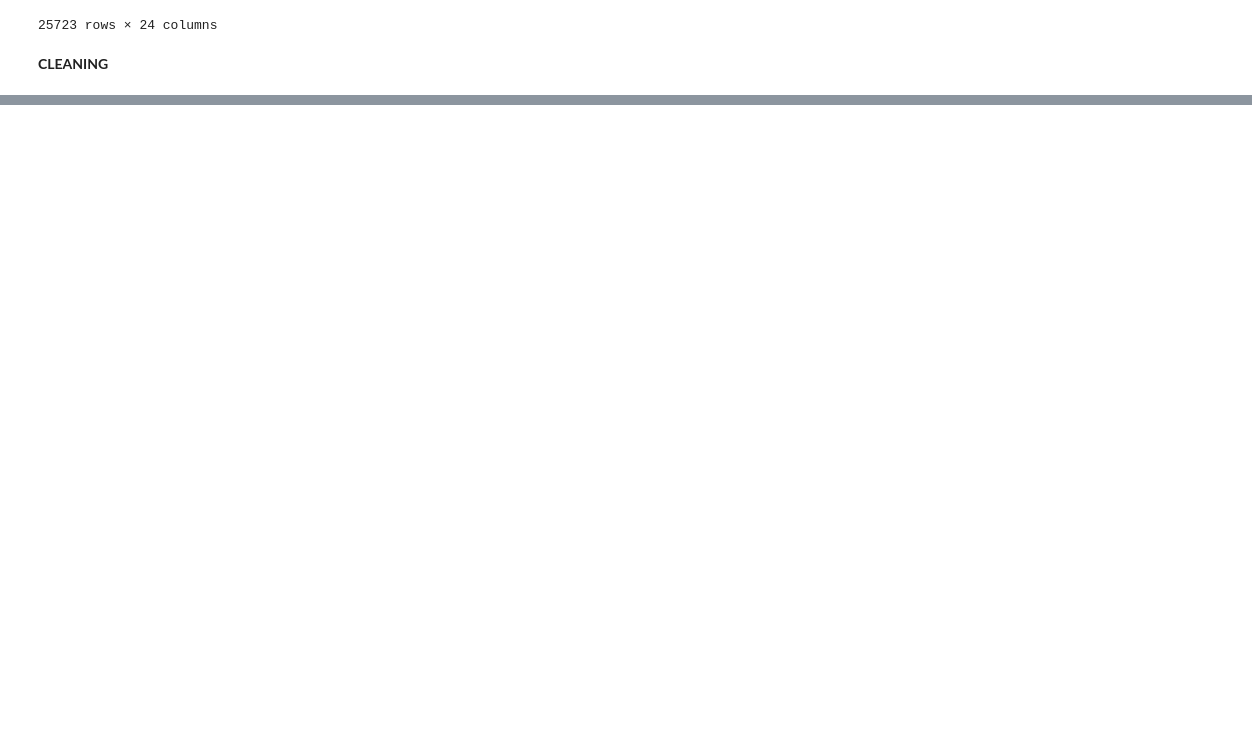
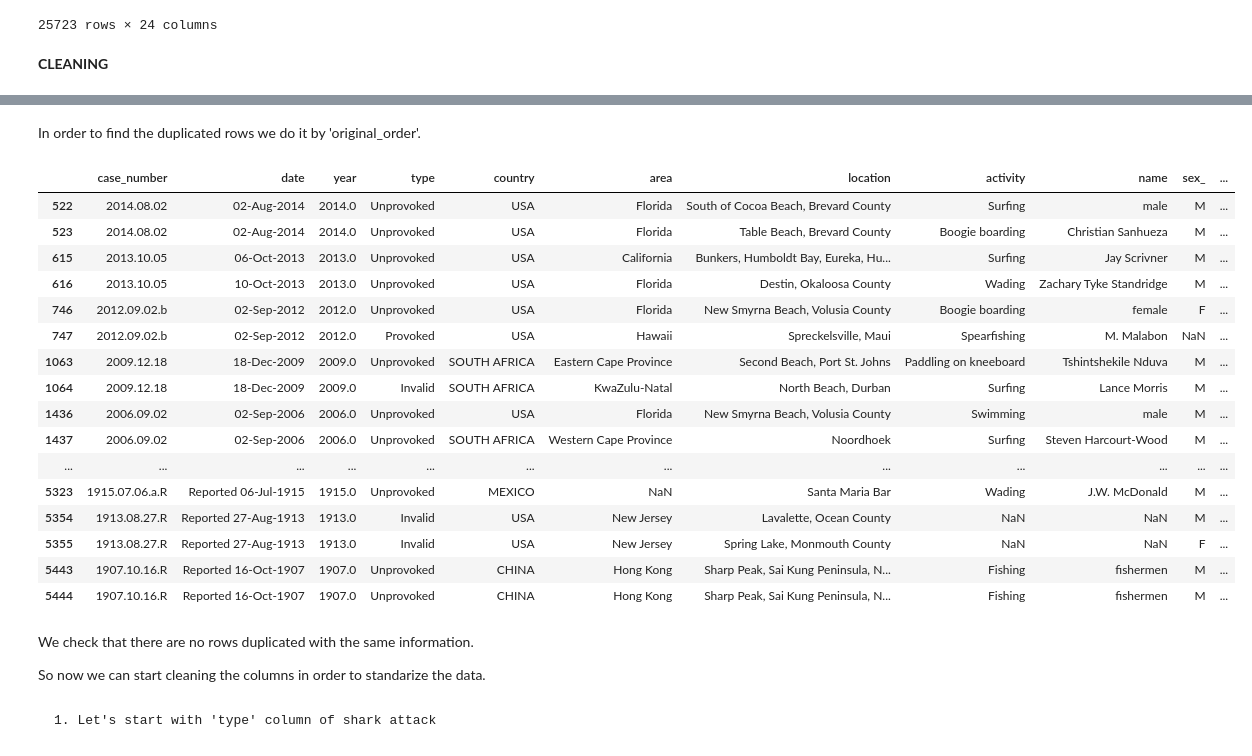
Before and after one commit to niniet98/PROJECT-I, a Jupyter notebook: src/cleaning.ipynb, the cells around one changed output, grey strips where cells are left out. Cells and saved outputs as stored; diff of their text form; code cells hidden in the pictures; blank space fills up the shorter version.

```diff
--- a/src/cleaning.ipynb
+++ b/src/cleaning.ipynb
@@ -73,0 +94,3 @@ attacks_subset.drop(columns=['Unnamed: 22', 'Unnamed: 23'])
+# %%
+attacks_subset = attacks_subset[~attacks_subset.drop(['case_number', 'original_order'], axis=1).isna().all(axis=1)]
+print(attacks_subset.shape)
@@ -73,0 +101,3 @@ attacks_subset.drop(columns=['Unnamed: 22', 'Unnamed: 23'])
+# %%
+attacks_subset = attacks_subset.drop(columns=['pdf', 'href_formula', 'href', 'case_number.1', 'case_number.2', 'original_order', 'unnamed:_22', 'unnamed:_23'])
+attacks_subset
@@ -73,0 +118,29 @@ attacks_subset.drop(columns=['Unnamed: 22', 'Unnamed: 23'])
+# %% [markdown]
+In order to find the duplicated rows we do it by 'original_order'.
+# %%
+duplicated = attacks_subset[attacks_subset['case_number'].duplicated(keep=False)]
+duplicated
+# %% [output]
+|  | case_number | date | year | type | country | area | location | activity | name | sex_ | ... |
+| 522 | 2014.08.02 | 02-Aug-2014 | 2014.0 | Unprovoked | USA | Florida | South of Cocoa Beach, Brevard County | Surfing | male | M | ... |
+| 523 | 2014.08.02 | 02-Aug-2014 | 2014.0 | Unprovoked | USA | Florida | Table Beach, Brevard County | Boogie boarding | Christian Sanhueza | M | ... |
+| 615 | 2013.10.05 | 06-Oct-2013 | 2013.0 | Unprovoked | USA | California | Bunkers, Humboldt Bay, Eureka, Hu... | Surfing | Jay Scrivner | M | ... |
+| 616 | 2013.10.05 | 10-Oct-2013 | 2013.0 | Unprovoked | USA | Florida | Destin, Okaloosa County | Wading | Zachary Tyke Standridge | M | ... |
+| 746 | 2012.09.02.b | 02-Sep-2012 | 2012.0 | Unprovoked | USA | Florida | New Smyrna Beach, Volusia County | Boogie boarding | female | F | ... |
+| 747 | 2012.09.02.b | 02-Sep-2012 | 2012.0 | Provoked | USA | Hawaii | Spreckelsville, Maui | Spearfishing | M. Malabon | NaN | ... |
+| 1063 | 2009.12.18 | 18-Dec-2009 | 2009.0 | Unprovoked | SOUTH AFRICA | Eastern Cape Province | Second Beach, Port St. Johns | Paddling on kneeboard | Tshintshekile Nduva | M | ... |
+| 1064 | 2009.12.18 | 18-Dec-2009 | 2009.0 | Invalid | SOUTH AFRICA | KwaZulu-Natal | North Beach, Durban | Surfing | Lance Morris | M | ... |
+| 1436 | 2006.09.02 | 02-Sep-2006 | 2006.0 | Unprovoked | USA | Florida | New Smyrna Beach, Volusia County | Swimming | male | M | ... |
+| 1437 | 2006.09.02 | 02-Sep-2006 | 2006.0 | Unprovoked | SOUTH AFRICA | Western Cape Province | Noordhoek | Surfing | Steven Harcourt-Wood | M | ... |
+| ... | ... | ... | ... | ... | ... | ... | ... | ... | ... | ... | ... |
+| 5323 | 1915.07.06.a.R | Reported 06-Jul-1915 | 1915.0 | Unprovoked | MEXICO | NaN | Santa Maria Bar | Wading | J.W. McDonald | M | ... |
+| 5354 | 1913.08.27.R | Reported 27-Aug-1913 | 1913.0 | Invalid | USA | New Jersey | Lavalette, Ocean County | NaN | NaN | M | ... |
+| 5355 | 1913.08.27.R | Reported 27-Aug-1913 | 1913.0 | Invalid | USA | New Jersey | Spring Lake, Monmouth County | NaN | NaN | F | ... |
+| 5443 | 1907.10.16.R | Reported 16-Oct-1907 | 1907.0 | Unprovoked | CHINA | Hong Kong | Sharp Peak, Sai Kung Peninsula, N... | Fishing | fishermen | M | ... |
+| 5444 | 1907.10.16.R | Reported 16-Oct-1907 | 1907.0 | Unprovoked | CHINA | Hong Kong | Sharp Peak, Sai Kung Peninsula, N... | Fishing | fishermen | M | ... |
+# %% [markdown]
+We check that there are no rows duplicated with the same information.
+
+So now we can start cleaning the columns in order to standarize the data.
+# %% [markdown]
+    1. Let's start with 'type' column of shark attack
```
Also changed, not shown: parts of 33 cells of this notebook, 2 other files.
